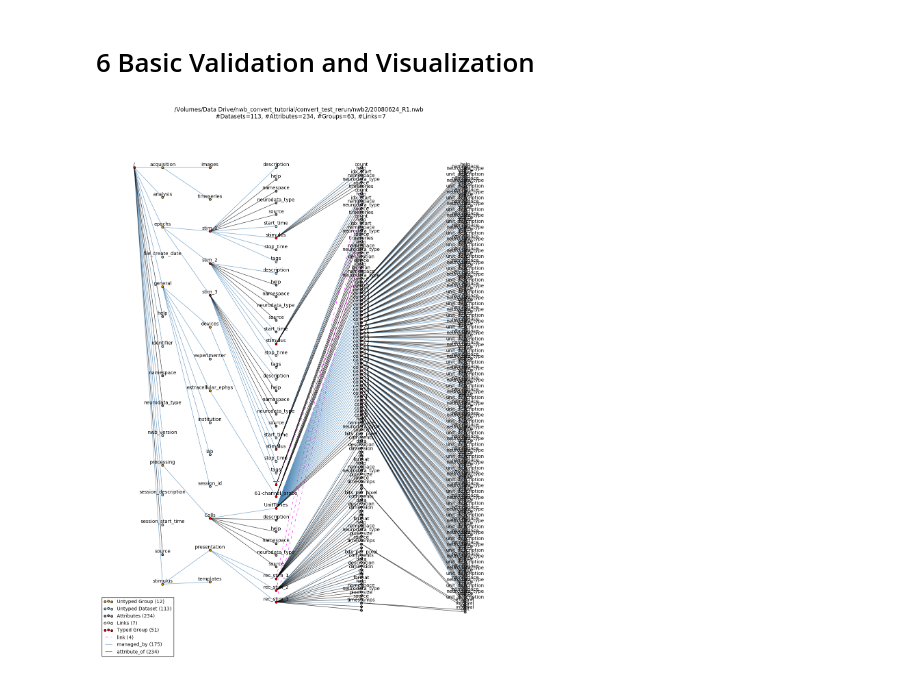
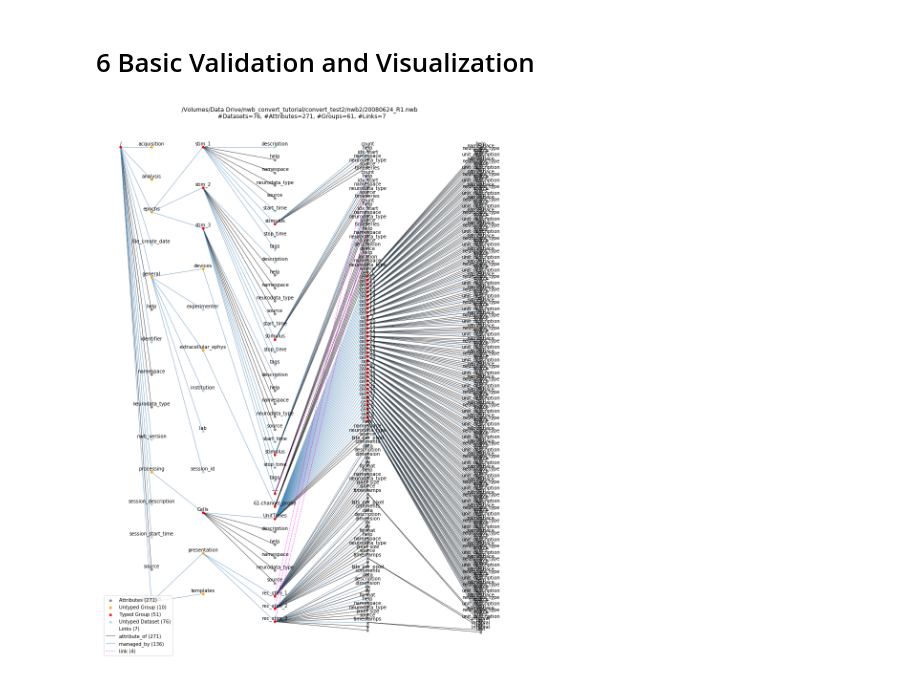
Before and after one commit to NeurodataWithoutBorders/pynwb, a Jupyter notebook: docs/notebooks/convert-crcns-ret-1-meisterlab.ipynb, the cells around one changed output. Saved outputs shown, nothing was run; the diff lists cells and outputs as text; code cells hidden in the pictures.

```diff
--- a/docs/notebooks/convert-crcns-ret-1-meisterlab.ipynb
+++ b/docs/notebooks/convert-crcns-ret-1-meisterlab.ipynb
@@ -81,7 +81,7 @@ indata_dir = "/Volumes/Data Drive/nwb_convert_tutorial/api-python/examples/sourc
 # %% [markdown]
 # Step 3: Define the location for the  ouput NWB file
 # %%
-output_dir = '/Volumes/Data Drive/nwb_convert_tutorial/convert_test_rerun/nwb2'     # Define name of the output file. Only needed if use_temp_file=True
+output_dir = '/Volumes/Data Drive/nwb_convert_tutorial/convert_test2/nwb2'     # Define name of the output file.
 stim_lib_dir = os.path.join(output_dir, 'stim_lib')
 if not os.path.exists(stim_lib_dir):
     os.makedirs(stim_lib_dir)
@@ -528,17 +528,18 @@ def convert_single_file(file_stimulus_data, file_meta, spike_units, electrode_me
     cells_module = nwbfile.create_processing_module(name="Cells",
                                                     description="Spike times for the individual cells and stimuli",
                                                     source="MeisterLab")
-    spike_unit_objs = []
+    # Create the unit times object
+    unit_times = UnitTimes(source="Data as reported in the original crcns file",
+                           spike_units=[])
+    # Create the spike units for the unit times object
     for spike_unit_data in spike_units:
-        spike_unit_objs.append(SpikeUnit(name=spike_unit_data['name'],
-                                         times=spike_unit_data['times'],
-                                         unit_description=spike_unit_data['unit_description'],
-                                         source=spike_unit_data['source']))
+        unit_times.create_spike_unit(name=spike_unit_data['name'],
+                                     times=spike_unit_data['times'],
+                                     unit_description=spike_unit_data['unit_description'],
+                                     source=spike_unit_data['source'])
         # TODO Add custom data'custom_stim_spikes' data to the SpikeUnit
-    unit_times = UnitTimes(source="Data as reported in the original crcns file",
-                           spike_units=spike_unit_objs)
-    for i in spike_unit_objs:
-        i.parent = unit_times
+
+    # Add the unit times to the processing module
     cells_module.add_container(unit_times)
 
     #####################################################
@@ -566,8 +567,9 @@ def convert_single_file(file_stimulus_data, file_meta, spike_units, electrode_me
     # Write the NWB file
     ##################################
     manager = get_manager()
-    io = HDF5IO(file_meta['output_filename'], manager)
+    io = NWBHDF5IO(file_meta['output_filename'], manager)
     io.write(nwbfile)
+    io.close()
     stim_data_file.close()
 # %% [markdown]
 ## Step 5.2: Convert all files
@@ -582,43 +584,48 @@ for filename in file_list:
 # %% [markdown]
 # 6 Basic Validation and Visualization
 # %%
+%matplotlib inline
+%config InlineBackend.figure_format = 'png'
 if VIS_AVAILABLE:
     # Plotting settings
     show_bar_plot = False    # Change setting to plot distribution of object sizes in the HDF5 file
     plot_single_file = True # Plot all files or a single example file
-    output_filenames = [fm['output_filename'] for fi, fm in per_file_meta.items()]  # List of all NWB files generated by this sript
+    output_filenames = [fm['output_filename'] for fi, fm in per_file_meta.items()]
 
     # Select the files to plot
     if plot_single_file:
-        filenames = [output_filenames[9], ]
+        for fi in output_filenames:
+            if fi.endswith('20080624_R1.nwb'):
+                filenames =[fi,]
+                break
     else:
         filenames = output_filenames
 
     # Create the plots for all files
     for filename in filenames:
         file_hierarchy = HierarchyDescription.from_hdf5(filename)
         file_graph = NXGraphHierarchyDescription(file_hierarchy)
         fig = file_graph.draw(show_plot=False,
                               figsize=(12,16),
                               label_offset=(0.0, 0.0065),
                               label_font_size=10)
         plot_title = filename + " \n " + "#Datasets=%i, #Attributes=%i, #Groups=%i, #Links=%i" % (len(file_hierarchy['datasets']), len(file_hierarchy['attributes']), len(file_hierarchy['groups']), len(file_hierarchy['links']))
         plt.title(plot_title)
         plt.show()
 
         # Show a sorted bar plot with the sizes of all datasets in the file
         if show_bar_plot:
             d = {i['name']: np.prod(i['size']) for i in file_hierarchy['datasets']}
             l = [w for w in sorted(d, key=d.get, reverse=True)]
             s = [d[w] for w in l]
             p = np.arange(len(l))
             fig,ax = plt.subplots(figsize=(16,7))
             ax.set_title(filename)
             ax.bar(p, s, width=1, color='r')
             ax.set_xticks(p+1)
             ax.set_xticklabels(l)
             ax.set_yscale("log", nonposy='clip')
             fig.autofmt_xdate(bottom=0.2, rotation=90, ha='right')
             plt.show()
 # %% [output]
-[figure, old version]
+[figure, new version]
```
Also changed, not shown: parts of 3 cells of this notebook.
